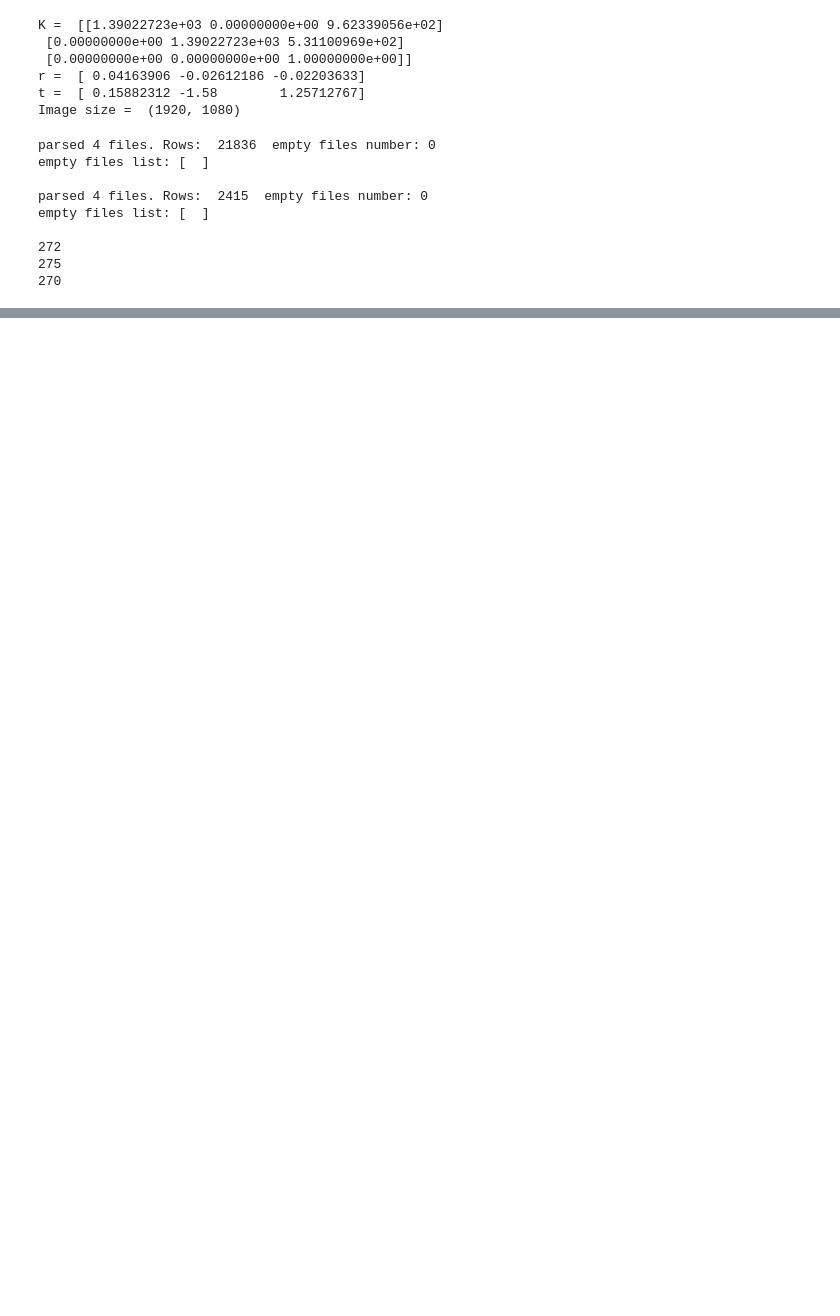
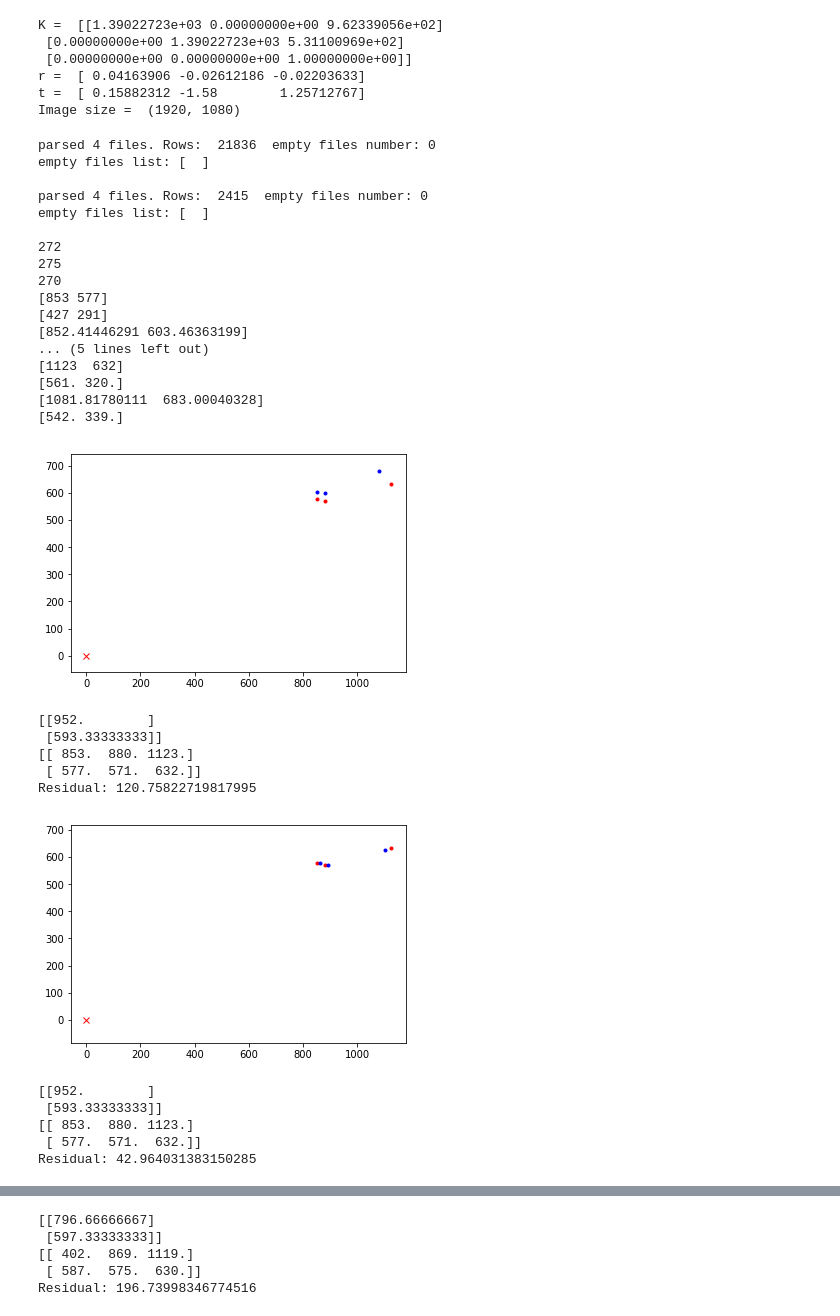
Before and after one commit to D3migod/Camera_Radar_Calibration, a Jupyter notebook: radar detections/Radar_detections.ipynb, the cells around one changed output, grey strips where cells are left out. Saved outputs shown, nothing was run; the diff lists cells and outputs as text; code cells hidden in the pictures; blank space fills up the shorter version.

Commit message:
Added manual point choice and alignment

```diff
--- a/radar detections/Radar_detections.ipynb
+++ b/radar detections/Radar_detections.ipynb
@@ -312,7 +312,7 @@ def align(radarPoints, cameraPoints):
     ppoints = np.matrix(cameraPoints.T)
     cpoints = np.matrix(radarPoints.T)
     R, T, newcPoints = ICP_matching(ppoints, cpoints)
-    return newcPoints
+    return R, T
 # %%
 from __future__ import print_function
 
@@ -436,16 +436,26 @@ def read_tables(folder):
 
     return common_table
 
+def inside_circle(x, y, a, b, r):
+    return (x - a)*(x - a) + (y - b)*(y - b) < r*r
+
 def drawPoints(drawPoints, frame_todraw, size = 5, color = (0, 0, 0)):
     for point in drawPoints:
         x, y = int(point[0]*0.5), int(point[1]*0.5)
         if x < frame_todraw.shape[1] and y < frame_todraw.shape[0] and x > 0 and y > 0:
             cv2.circle(frame_todraw, (x, y), size, color, -1)
 
+from scipy.spatial.distance import cdist
+
+def closest_node(node, nodes):
+    return nodes[cdist([np.array([node[0]*2, node[1]*2])], nodes).argmin()]
+
 relatedPoints = np.array([])
+cartesianCameraPoints = np.array([])
+points = np.array([])
 settingRelation = False
 def setupRelation(event, x, y, flags, param):
-    global relatedPoints, settingRelation
+    global relatedPoints, settingRelation, cartesianCameraPoints, points
     if event == cv2.EVENT_LBUTTONDOWN:
         if len(relatedPoints) == 0:
             relatedPoints = np.array([[x, y]])
@@ -454,6 +464,24 @@ def setupRelation(event, x, y, flags, param):
         settingRelation = True
     elif event == cv2.EVENT_LBUTTONUP:
         relatedPoints = np.vstack((relatedPoints, [x, y]))
+        # Check both buttons are present in
+#         threeDRadar = np.array([relatives[1][0], relatives[1][1], 0])
+#         threeDCamera = np.array([relatives[0][0], relatives[0][1], 0])
+
+        closestCameraPoint = closest_node(relatedPoints[-2], cartesianCameraPoints)
+        print(closestCameraPoint)
+        print(relatedPoints[-2])
+        closestRadarPoint = closest_node(relatedPoints[-1], points)
+        print(closestRadarPoint)
+        print(relatedPoints[-1])
+        relatedPoints = relatedPoints[:-2]
+        relatedPoints = np.vstack((relatedPoints, closestCameraPoint, closestRadarPoint))
+
+#         chosenCameraPoints = list(filter(lambda x: inside_circle(relatives[0][0], relatives[0][1], x[0], x[1], 5), cartesianCameraPoints))
+#         chosenRadarPoints = list(filter(lambda x: inside_circle(relatives[1][0], relatives[1][1], x[0], x[1], 5), points))
+
+#         if (threeDCamera in cartesianCameraPoints and threeDRadar in points) or (threeDRadar in cartesianCameraPoints and threeDCamera in points):
+#              drawPoints(points, frame_todraw, color = (0,255,255))
         settingRelation = False
     elif event == cv2.EVENT_RBUTTONDOWN:
         relatedPoints = relatedPoints[:-1]
@@ -514,6 +542,8 @@ if __name__ == '__main__':
         if not pause:
             ret, frame = cap.read()
             newRadarPoints = None
+            relatedPoints = np.array([])
+            settingRelation = False
             # Checking ret causes video to stop in the end
             #if ret is False:
             #    break
@@ -550,7 +580,7 @@ if __name__ == '__main__':
         # WARNING: FRAME NUMBER IS THE SAME IN ALL FILES 026, 027, 028 avi tsv
         currentFrameCameraDetections = selectedCameraDataTable.loc[selectedCameraDataTable['FrameNumber'] == grabmsecsIndex]
         currentFrameCameraDetectionsValues = currentFrameCameraDetections.values[:, -4:-2]
-        cartesianCameraPoints = np.array(list(map(lambda x: np.array([x[0], x[1], 0]), currentFrameCameraDetectionsValues)))
+        cartesianCameraPoints = currentFrameCameraDetectionsValues # np.array(list(map(lambda x: np.array([x[0], x[1], 0]), currentFrameCameraDetectionsValues)))
         frame_todraw = frame.copy() #don't draw on original frame
 
         drawPoints(gridPoints, frame_todraw, 2, (0, 0, 0))
@@ -558,42 +588,67 @@ if __name__ == '__main__':
         drawPoints(cartesianCameraPoints, frame_todraw, color = (193,0,32))
         if newRadarPoints is not None:
             drawPoints(newRadarPoints, frame_todraw, color = (255,255,0))
+
         if len(relatedPoints) > 0 and not settingRelation:
             firstPoints = relatedPoints[0::2]
             secondPoints = relatedPoints[1::2]
             for relatives in zip(firstPoints, secondPoints):
-                cv2.line(frame_todraw, (relatives[0][0], relatives[0][1]), (relatives[1][0], relatives[1][1]), (0, 255, 0), thickness=1, lineType=8)
+                cv2.line(frame_todraw, (int(0.5*relatives[0][0]), int(0.5*relatives[0][1])), (int(0.5*relatives[1][0]), int(0.5*relatives[1][1])), (0, 255, 255), thickness=1, lineType=8)
+                drawPoints([relatives[0]], frame_todraw, color = (0,255,255))
+                drawPoints([relatives[1]], frame_todraw, color = (0,127,127))
         showText(frame_todraw)
         # Show frame with detections
         cv2.imshow('frame', frame_todraw)
 
         if not pause:
             # Go to the next camera grabmsec value
             grabmsecsIndex += 1
         # Checking if the user pressed q key to exit the video
         key = cv2.waitKey(1) & 0xFF
         if key == ord('q'): # Press 'Q' key to exit
             break
         if key == ord('a'):
-            newRadarPoints = align(points, currentFrameCameraDetectionsValues)
+            R, t = align(relatedPoints[1::2], relatedPoints[0::2])
+            #points, currentFrameCameraDetectionsValues
+            newRadarPoints = np.array((R * np.matrix(points.T) + t).T)
             drawPoints(newRadarPoints, frame_todraw, color = (255,0,0))
             print(points)
             print(newRadarPoints)
             cv2.imshow('frame', frame_todraw)
         if key == key_space:
             pause = not pause
 
 
 
     # Destroing the video window
     cv2.destroyAllWindows()
 # %% [output]
 parsed 4 files. Rows:  21836  empty files number: 0
 empty files list: [  ]
 
 parsed 4 files. Rows:  2415  empty files number: 0
 empty files list: [  ]
 
 272
 275
 270
+[853 577]
+[427 291]
+[852.41446291 603.46363199]
+... (5 lines left out)
+[1123  632]
+[561. 320.]
+[1081.81780111  683.00040328]
+[542. 339.]
+[figure, added]
+[[952.        ]
+ [593.33333333]]
+[[ 853.  880. 1123.]
+ [ 577.  571.  632.]]
+Residual: 120.75822719817995
+[figure, added]
+[[952.        ]
+ [593.33333333]]
+[[ 853.  880. 1123.]
+ [ 577.  571.  632.]]
+Residual: 42.964031383150285
@@ -599,0 +674,5 @@ empty files list: [  ]
+[[796.66666667]
+ [597.33333333]]
+[[ 402.  869. 1119.]
+ [ 587.  575.  630.]]
+Residual: 196.73998346774516
```
Also changed, not shown: parts of 2 cells of this notebook.
